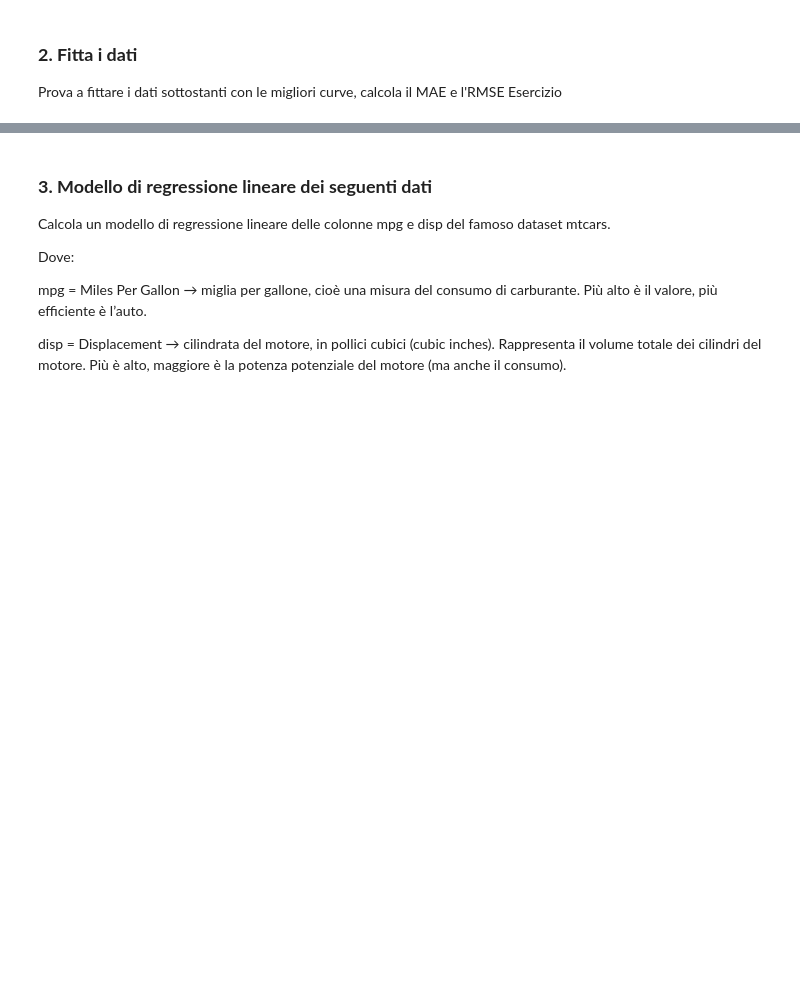
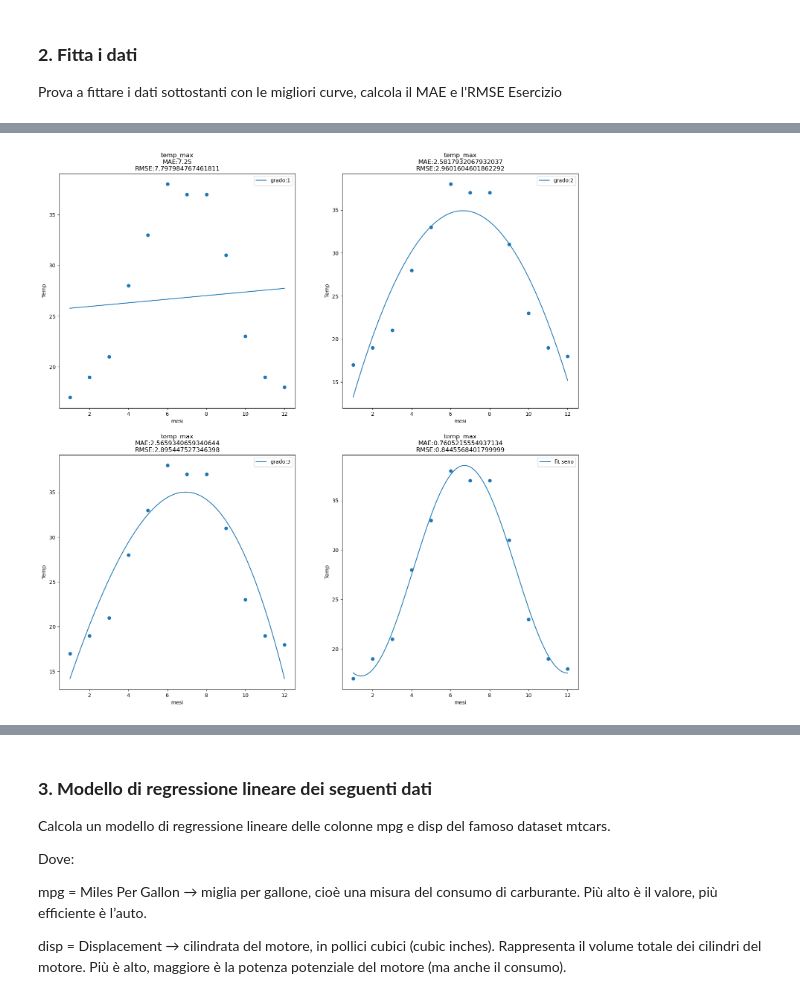
Before and after one commit to JulienPatricWagnieres/Lab2, a Jupyter notebook: Lezione 7/7.4_esercizi_lez7.ipynb, the cells around one changed output, grey strips where cells are left out. Saved outputs shown, nothing was run; the diff lists cells and outputs as text; code cells hidden in the pictures; blank space fills up the shorter version.

```diff
--- a/Lezione 7/7.4_esercizi_lez7.ipynb
+++ b/Lezione 7/7.4_esercizi_lez7.ipynb
@@ -61,11 +61,0 @@ import matplotlib.pyplot as plt
-# %%
-mesi= np.arange(1,13)
-x_interpol = np.linspace(1,12,200)
-plt.scatter(mesi,temp_max)
-plt.title('temp_max')
-plt.xlabel('mesi')
-plt.ylabel('Temp')
-
-coeffs = np.polyfit(mesi,temp_max,deg=3)
-np_interpol = np.polyval(coeffs,x_interpol)
-plt.plot(x_interpol,np_interpol)
@@ -74,0 +62,73 @@ plt.plot(x_interpol,np_interpol)
+# %%
+mesi= np.arange(1,13)
+x_interpol = np.linspace(1,12,200)
+
+fig, ax = plt.subplots(2,2,figsize=(18,18))
+ax= ax.flatten()
+
+def funz(x,a,b,c,d,e):
+    return a*np.sin(b*x+c)+d*x+e
+
+for i in range(1,4):
+    coeffs = np.polyfit(mesi,temp_max,deg=i)
+    y_interpol = np.polyval(coeffs,x_interpol)
+    y_p = np.polyval(coeffs,mesi)
+    mae = np.mean(abs(y_p - temp_max))
+    rmse = np.sqrt(np.mean((y_p - temp_max)**2))
+
+    ax[i-1].scatter(mesi,temp_max)
+    ax[i-1].set_title(f'temp_max\nMAE:{mae}\nRMSE:{rmse}')
+    ax[i-1].set_xlabel('mesi')
+    ax[i-1].set_ylabel('Temp')
+
+
+    ax[i-1].plot(x_interpol,y_interpol,label=f'grado:{i}')
+    ax[i-1].legend()
+
+param, _ = sp.optimize.curve_fit(funz,mesi,temp_max,p0=[10, 2*np.pi/12, 0, 0, np.mean(temp_max)])
+y_pred = funz(x_interpol,*param)
+ax[3].scatter(mesi,temp_max)
+ax[3].plot(x_interpol,y_pred,label='fit seno')
+ax[3].set_xlabel('mesi')
+ax[3].set_ylabel('Temp')
+y_p = funz(mesi,*param)
+mae = np.mean(abs(y_p - temp_max))
+rmse = np.sqrt(np.mean((y_p - temp_max)**2))
+ax[3].set_title(f'temp_max\nMAE:{mae}\nRMSE:{rmse}')
+ax[3].legend()
+
+
+fig, bx = plt.subplots(2,2,figsize=(18,18))
+bx= bx.flatten()
+for i in range(1,4):
+    coeffs = np.polyfit(mesi,temp_min,deg=i)
+    y_interpol = np.polyval(coeffs,x_interpol)
+    y_p = np.polyval(coeffs,mesi)
+    mae = np.mean(abs(y_p - temp_min))
+    rmse = np.sqrt(np.mean((y_p - temp_min)**2))
+
+    bx[i-1].scatter(mesi,temp_min)
+    bx[i-1].set_title(f'temp_min\nMAE:{mae}\nRMSE:{rmse}')
+    bx[i-1].set_xlabel('mesi')
+    bx[i-1].set_ylabel('Temp')
+
+    bx[i-1].plot(x_interpol,y_interpol,label=f'grado={i}')
+    bx[i-1].legend()
+
+
+param, _ = sp.optimize.curve_fit(funz,mesi,temp_min,p0=[10, 2*np.pi/12, 0, 0, np.mean(temp_min)])
+y_pred = funz(x_interpol,*param)
+bx[3].scatter(mesi,temp_min)
+bx[3].plot(x_interpol,y_pred,label='fit seno')
+bx[3].set_xlabel('mesi')
+bx[3].set_ylabel('Temp')
+y_p = funz(mesi,*param)
+mae = np.mean(abs(y_p - temp_min))
+rmse = np.sqrt(np.mean((y_p - temp_min)**2))
+bx[3].set_title(f'temp_min\nMAE:{mae}\nRMSE:{rmse}')
+bx[3].legend()
+
+
+plt.show()
+# %% [output]
+[figure, added]
```
Also changed, not shown: parts of 4 cells of this notebook.
